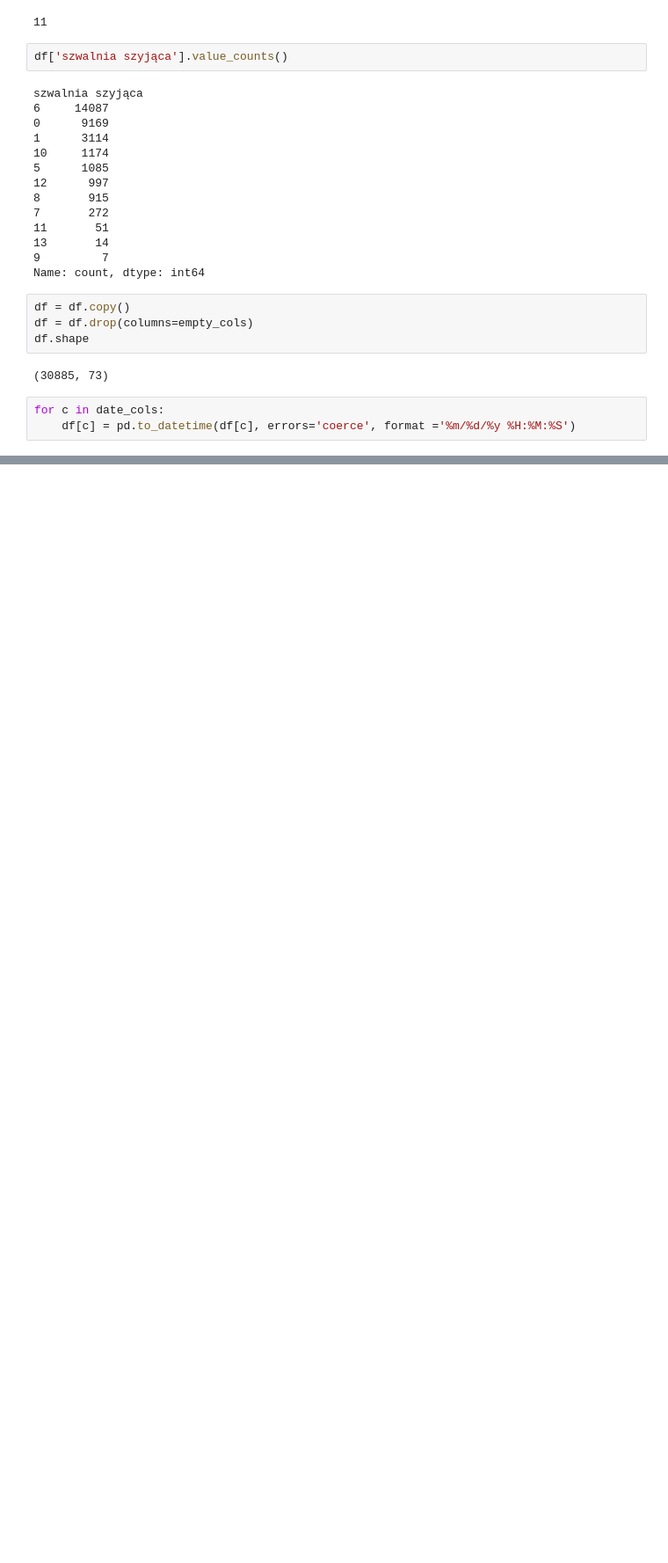
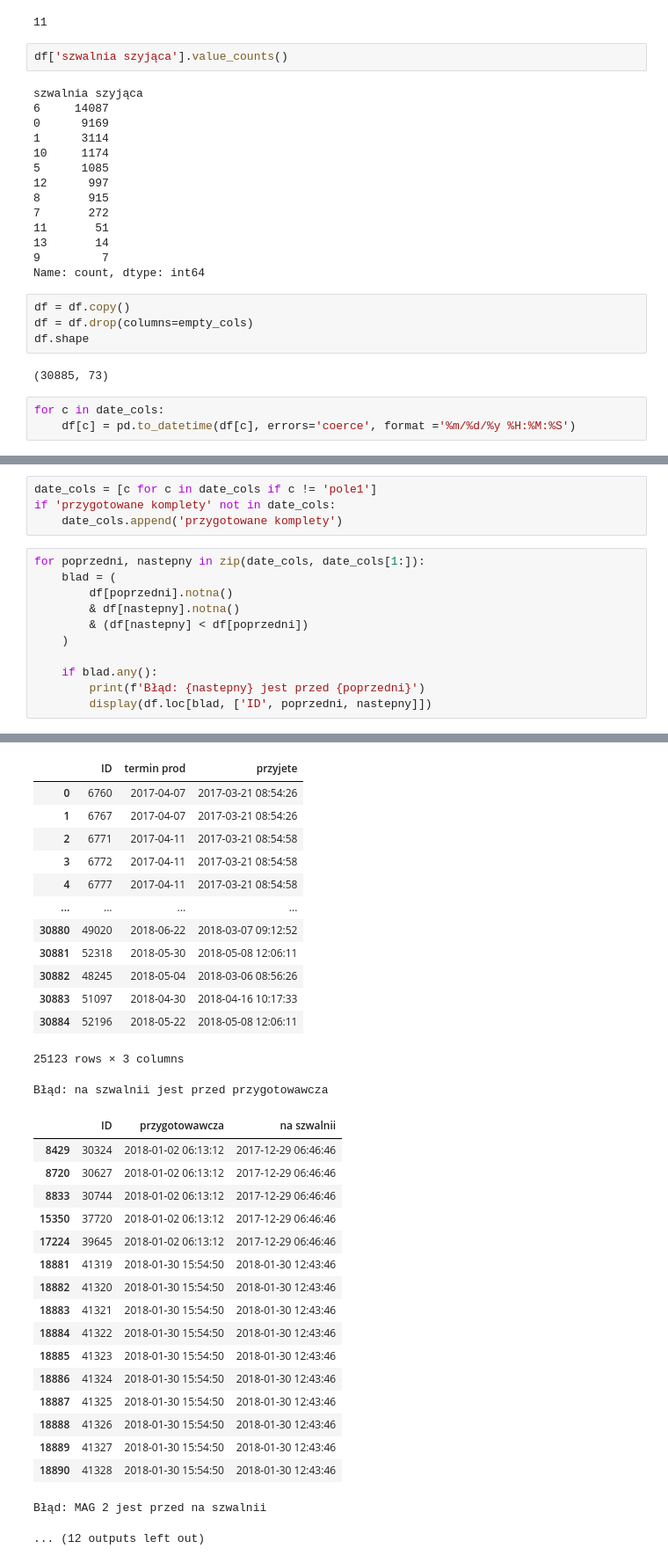
Before and after one commit to KacperKnapek/factory_project, a Jupyter notebook: notebooks/01_eda.ipynb, the cells around one changed output, grey strips where cells are left out. Shown at 88% size. Saved outputs shown, nothing was run; the diff lists cells and outputs as text; blank space fills up the shorter version.

```diff
--- a/notebooks/01_eda.ipynb
+++ b/notebooks/01_eda.ipynb
@@ -306,3 +306,19 @@ df[date_cols].head()
 | 2 | 2017-03-21 | 2017-03-31 | 2017-04-11 | 2017-03-21 08:54:58 | 2017-03-24 16:19:39 | 2017-03-28 12:27:52 | NaT | 2017-04-01 11:03:42 | 2017-04-03 06:31:46 | ... |
 | 3 | 2017-03-21 | 2017-03-31 | 2017-04-11 | 2017-03-21 08:54:58 | 2017-03-24 16:19:39 | 2017-03-28 12:28:30 | NaT | 2017-03-30 16:04:29 | 2017-03-31 06:23:39 | ... |
 | 4 | 2017-03-21 | 2017-03-31 | 2017-04-11 | 2017-03-21 08:54:58 | 2017-03-24 16:19:39 | 2017-03-28 12:27:52 | NaT | 2017-04-01 11:03:42 | 2017-04-03 06:31:46 | ... |
+# %%
+date_cols = [c for c in date_cols if c != 'pole1']
+if 'przygotowane komplety' not in date_cols:
+    date_cols.append('przygotowane komplety')
+# %%
+for poprzedni, nastepny in zip(date_cols, date_cols[1:]):
+    blad = (
+        df[poprzedni].notna()
+        & df[nastepny].notna()
+        & (df[nastepny] < df[poprzedni])
+    )
+
+    if blad.any():
+        print(f'Błąd: {nastepny} jest przed {poprzedni}')
+        display(df.loc[blad, ['ID', poprzedni, nastepny]])
+# %% [output]
@@ -308,0 +354,32 @@ df[date_cols].head()
+|  | ID | termin prod | przyjete |
+| 0 | 6760 | 2017-04-07 | 2017-03-21 08:54:26 |
+| 1 | 6767 | 2017-04-07 | 2017-03-21 08:54:26 |
+| 2 | 6771 | 2017-04-11 | 2017-03-21 08:54:58 |
+| 3 | 6772 | 2017-04-11 | 2017-03-21 08:54:58 |
+| 4 | 6777 | 2017-04-11 | 2017-03-21 08:54:58 |
+| ... | ... | ... | ... |
+| 30880 | 49020 | 2018-06-22 | 2018-03-07 09:12:52 |
+| 30881 | 52318 | 2018-05-30 | 2018-05-08 12:06:11 |
+| 30882 | 48245 | 2018-05-04 | 2018-03-06 08:56:26 |
+| 30883 | 51097 | 2018-04-30 | 2018-04-16 10:17:33 |
+| 30884 | 52196 | 2018-05-22 | 2018-05-08 12:06:11 |
+25123 rows × 3 columns
+Błąd: na szwalnii jest przed przygotowawcza
+|  | ID | przygotowawcza | na szwalnii |
+| 8429 | 30324 | 2018-01-02 06:13:12 | 2017-12-29 06:46:46 |
+| 8720 | 30627 | 2018-01-02 06:13:12 | 2017-12-29 06:46:46 |
+| 8833 | 30744 | 2018-01-02 06:13:12 | 2017-12-29 06:46:46 |
+| 15350 | 37720 | 2018-01-02 06:13:12 | 2017-12-29 06:46:46 |
+| 17224 | 39645 | 2018-01-02 06:13:12 | 2017-12-29 06:46:46 |
+| 18881 | 41319 | 2018-01-30 15:54:50 | 2018-01-30 12:43:46 |
+| 18882 | 41320 | 2018-01-30 15:54:50 | 2018-01-30 12:43:46 |
+| 18883 | 41321 | 2018-01-30 15:54:50 | 2018-01-30 12:43:46 |
+| 18884 | 41322 | 2018-01-30 15:54:50 | 2018-01-30 12:43:46 |
+| 18885 | 41323 | 2018-01-30 15:54:50 | 2018-01-30 12:43:46 |
+| 18886 | 41324 | 2018-01-30 15:54:50 | 2018-01-30 12:43:46 |
+| 18887 | 41325 | 2018-01-30 15:54:50 | 2018-01-30 12:43:46 |
+| 18888 | 41326 | 2018-01-30 15:54:50 | 2018-01-30 12:43:46 |
+| 18889 | 41327 | 2018-01-30 15:54:50 | 2018-01-30 12:43:46 |
+| 18890 | 41328 | 2018-01-30 15:54:50 | 2018-01-30 12:43:46 |
+Błąd: MAG 2 jest przed na szwalnii
+... (12 outputs left out)
```
Also changed, not shown: parts of 4 cells of this notebook, 1 other file.
